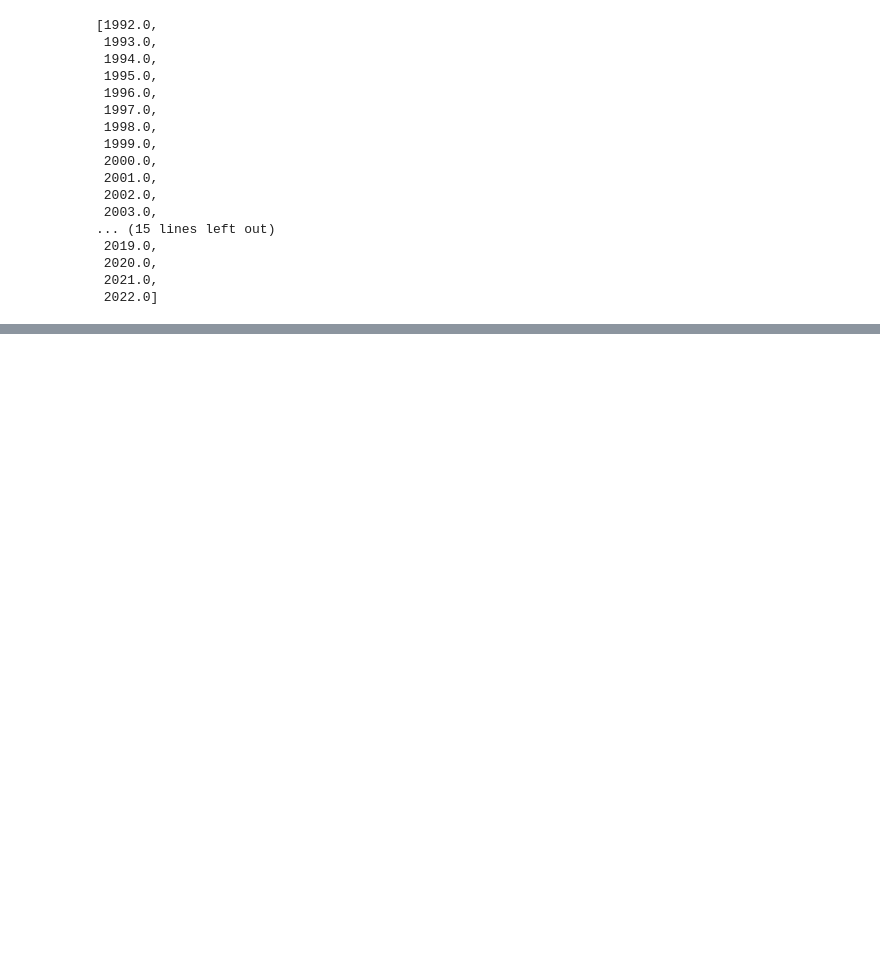
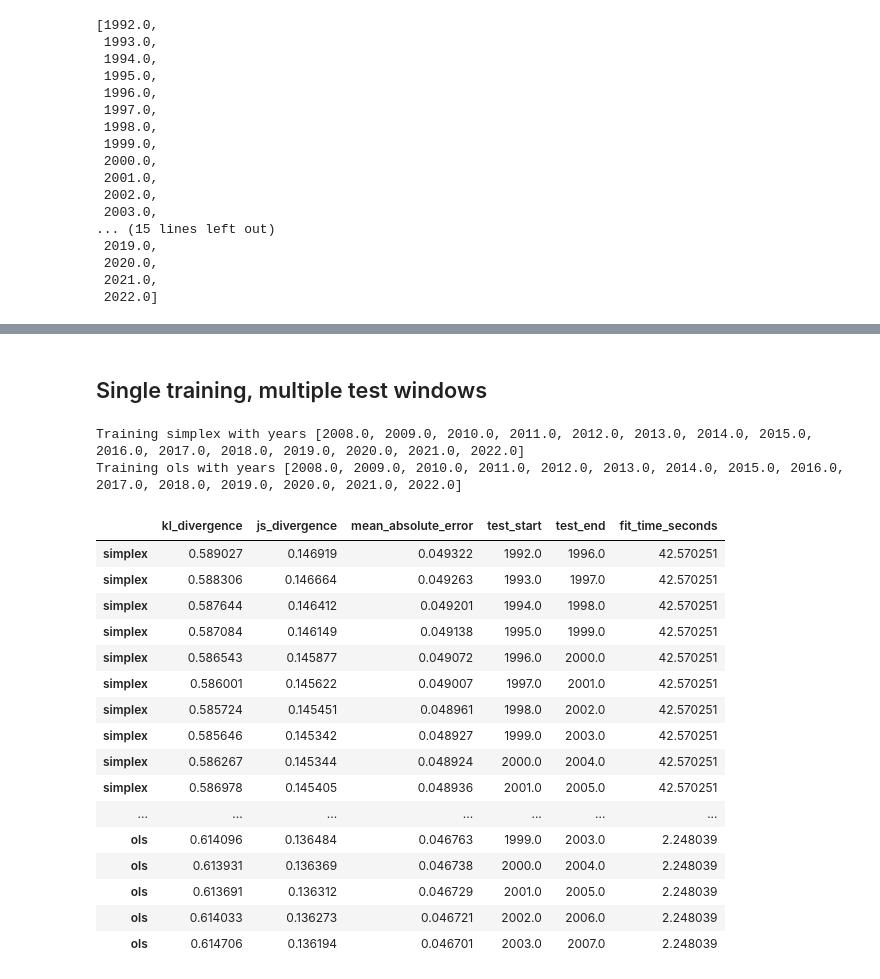
Before and after one commit to guischmitd/luh2esa, a Jupyter notebook: notebooks/02_biome_data.ipynb, the cells around one changed output, grey strips where cells are left out. Drawn from its saved outputs; the diff is of its cells as text; code cells hidden in the pictures; blank space fills up the shorter version.

```diff
--- a/notebooks/02_biome_data.ipynb
+++ b/notebooks/02_biome_data.ipynb
@@ -261,0 +306,47 @@ luh.merge(biome_df, how='left', on='cell')
+# %% [markdown]
+## Single training, multiple test windows
+# %%
+results_gap = []
+for model_name, model_cls in models.items():
+    # Single training set and fitted model
+    train_years, _ = list(get_stepped_folds(common_years))[-1]
+    X_train = luh_ds.get_time_slice(train_years)
+    y_train = esa_ds.get_time_slice(train_years)
+    print(f'Training {model_name} with years {train_years}')
+    model = model_cls()
+    t0 = time.perf_counter()
+    model.fit(X_train, y_train)
+    t1 = time.perf_counter()
+
+    for _, test_years in get_stepped_folds(common_years):
+        X_test = luh_ds.get_time_slice(test_years)
+        y_test = esa_ds.get_time_slice(test_years)
+
+        y_pred = model.predict(X_test)
+        fold_eval = evaluate(y_test, y_pred, name=f'{model_name}')
+        fold_eval['test_start'] = test_years[0]
+        fold_eval['test_end'] = test_years[-1]
+        fold_eval['fit_time_seconds'] = t1 - t0
+        results_gap.append(fold_eval)
+
+pd.concat(results_gap, axis=1).T
+# %% [output]
+Training simplex with years [2008.0, 2009.0, 2010.0, 2011.0, 2012.0, 2013.0, 2014.0, 2015.0, 2016.0, 2017.0, 2018.0, 2019.0, 2020.0, 2021.0, 2022.0]
+Training ols with years [2008.0, 2009.0, 2010.0, 2011.0, 2012.0, 2013.0, 2014.0, 2015.0, 2016.0, 2017.0, 2018.0, 2019.0, 2020.0, 2021.0, 2022.0]
+|  | kl_divergence | js_divergence | mean_absolute_error | test_start | test_end | fit_time_seconds |
+| simplex | 0.589027 | 0.146919 | 0.049322 | 1992.0 | 1996.0 | 42.570251 |
+| simplex | 0.588306 | 0.146664 | 0.049263 | 1993.0 | 1997.0 | 42.570251 |
+| simplex | 0.587644 | 0.146412 | 0.049201 | 1994.0 | 1998.0 | 42.570251 |
+| simplex | 0.587084 | 0.146149 | 0.049138 | 1995.0 | 1999.0 | 42.570251 |
+| simplex | 0.586543 | 0.145877 | 0.049072 | 1996.0 | 2000.0 | 42.570251 |
+| simplex | 0.586001 | 0.145622 | 0.049007 | 1997.0 | 2001.0 | 42.570251 |
+| simplex | 0.585724 | 0.145451 | 0.048961 | 1998.0 | 2002.0 | 42.570251 |
+| simplex | 0.585646 | 0.145342 | 0.048927 | 1999.0 | 2003.0 | 42.570251 |
+| simplex | 0.586267 | 0.145344 | 0.048924 | 2000.0 | 2004.0 | 42.570251 |
+| simplex | 0.586978 | 0.145405 | 0.048936 | 2001.0 | 2005.0 | 42.570251 |
+| ... | ... | ... | ... | ... | ... | ... |
+| ols | 0.614096 | 0.136484 | 0.046763 | 1999.0 | 2003.0 | 2.248039 |
+| ols | 0.613931 | 0.136369 | 0.046738 | 2000.0 | 2004.0 | 2.248039 |
+| ols | 0.613691 | 0.136312 | 0.046729 | 2001.0 | 2005.0 | 2.248039 |
+| ols | 0.614033 | 0.136273 | 0.046721 | 2002.0 | 2006.0 | 2.248039 |
+| ols | 0.614706 | 0.136194 | 0.046701 | 2003.0 | 2007.0 | 2.248039 |
```
Also changed, not shown: parts of 24 cells of this notebook, 8 other files.
